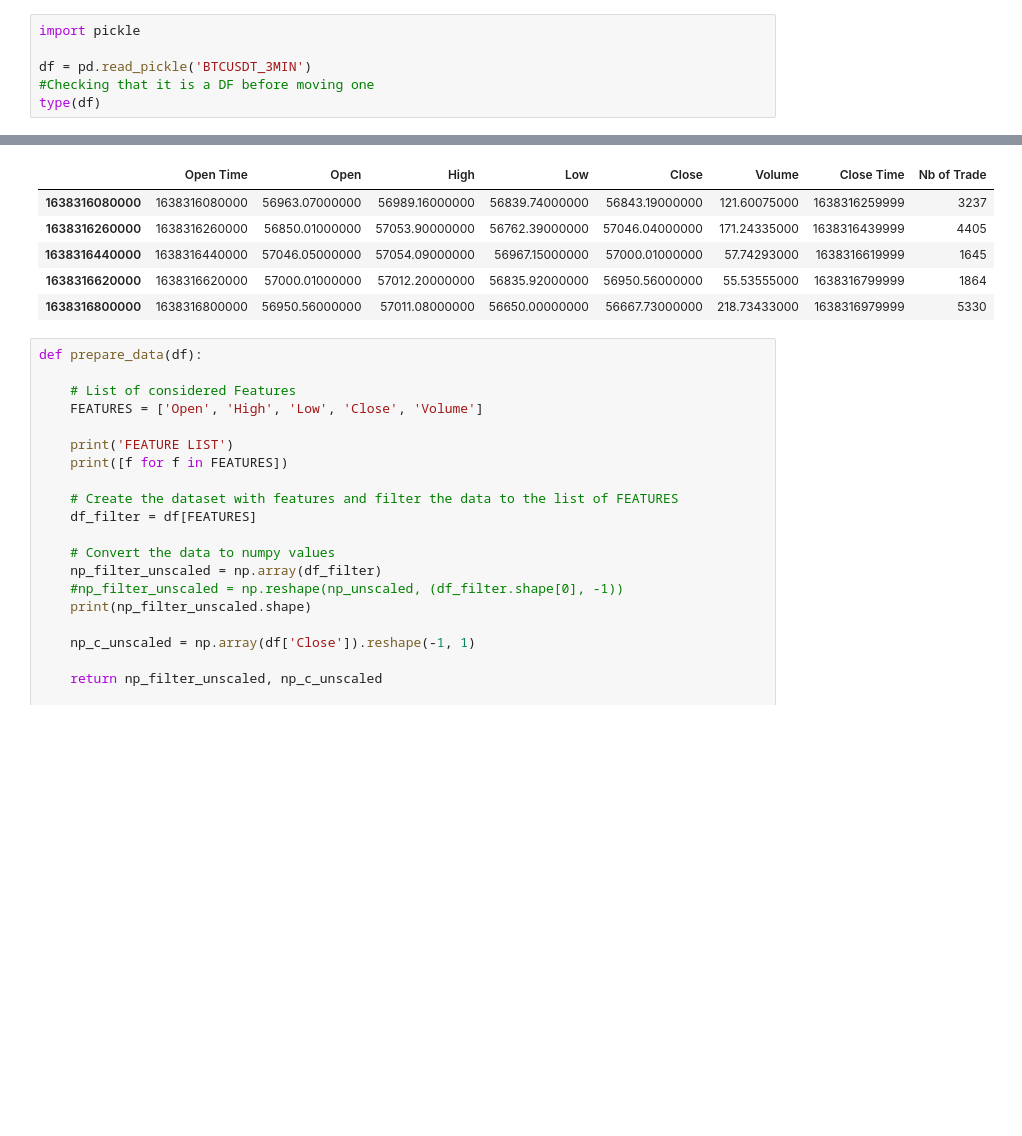
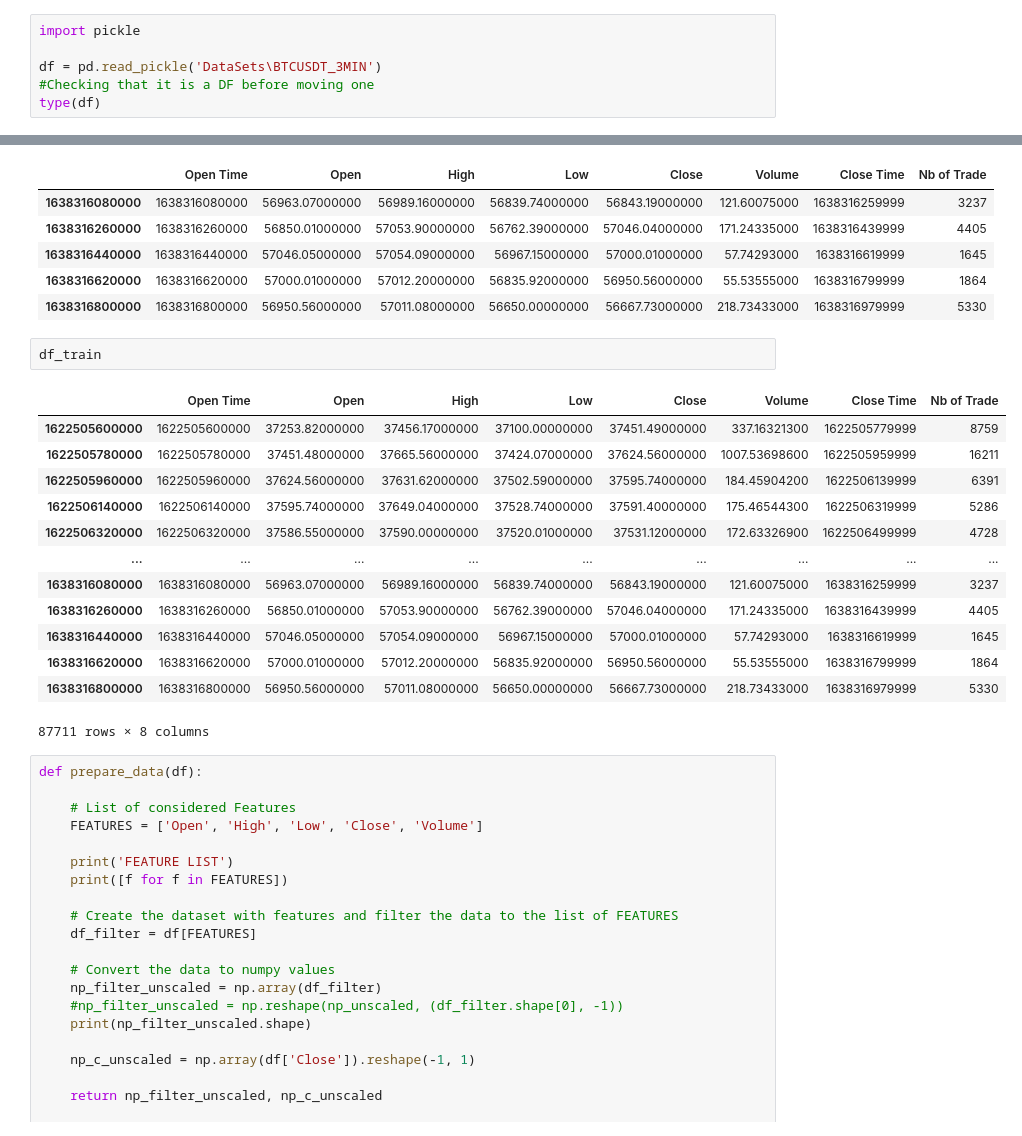
Before and after one commit to HoussamZak/Crypto_1H_Prediction_-_EDA, a Jupyter notebook: Visualization_Predictor_Performance.ipynb, the cells around one changed output, grey strips where cells are left out. Drawn from its saved outputs; the diff is of its cells as text; blank space fills up the shorter version.

```diff
--- a/Visualization_Predictor_Performance.ipynb
+++ b/Visualization_Predictor_Performance.ipynb
@@ -48,7 +48,7 @@ client = Client(apikey, secretkey)
 # %%
 import pickle
 
-df = pd.read_pickle('BTCUSDT_3MIN')
+df = pd.read_pickle('DataSets\BTCUSDT_3MIN')
 #Checking that it is a DF before moving one
 type(df)
 # %% [output]
@@ -73,6 +73,22 @@ df_train.tail(5)
 | 1638316440000 | 1638316440000 | 57046.05000000 | 57054.09000000 | 56967.15000000 | 57000.01000000 | 57.74293000 | 1638316619999 | 1645 |
 | 1638316620000 | 1638316620000 | 57000.01000000 | 57012.20000000 | 56835.92000000 | 56950.56000000 | 55.53555000 | 1638316799999 | 1864 |
 | 1638316800000 | 1638316800000 | 56950.56000000 | 57011.08000000 | 56650.00000000 | 56667.73000000 | 218.73433000 | 1638316979999 | 5330 |
+# %%
+df_train
+# %% [output]
+|  | Open Time | Open | High | Low | Close | Volume | Close Time | Nb of Trade |
+| 1622505600000 | 1622505600000 | 37253.82000000 | 37456.17000000 | 37100.00000000 | 37451.49000000 | 337.16321300 | 1622505779999 | 8759 |
+| 1622505780000 | 1622505780000 | 37451.48000000 | 37665.56000000 | 37424.07000000 | 37624.56000000 | 1007.53698600 | 1622505959999 | 16211 |
+| 1622505960000 | 1622505960000 | 37624.56000000 | 37631.62000000 | 37502.59000000 | 37595.74000000 | 184.45904200 | 1622506139999 | 6391 |
+| 1622506140000 | 1622506140000 | 37595.74000000 | 37649.04000000 | 37528.74000000 | 37591.40000000 | 175.46544300 | 1622506319999 | 5286 |
+| 1622506320000 | 1622506320000 | 37586.55000000 | 37590.00000000 | 37520.01000000 | 37531.12000000 | 172.63326900 | 1622506499999 | 4728 |
+| ... | ... | ... | ... | ... | ... | ... | ... | ... |
+| 1638316080000 | 1638316080000 | 56963.07000000 | 56989.16000000 | 56839.74000000 | 56843.19000000 | 121.60075000 | 1638316259999 | 3237 |
+| 1638316260000 | 1638316260000 | 56850.01000000 | 57053.90000000 | 56762.39000000 | 57046.04000000 | 171.24335000 | 1638316439999 | 4405 |
+| 1638316440000 | 1638316440000 | 57046.05000000 | 57054.09000000 | 56967.15000000 | 57000.01000000 | 57.74293000 | 1638316619999 | 1645 |
+| 1638316620000 | 1638316620000 | 57000.01000000 | 57012.20000000 | 56835.92000000 | 56950.56000000 | 55.53555000 | 1638316799999 | 1864 |
+| 1638316800000 | 1638316800000 | 56950.56000000 | 57011.08000000 | 56650.00000000 | 56667.73000000 | 218.73433000 | 1638316979999 | 5330 |
+87711 rows × 8 columns
 # %%
 def prepare_data(df):
 
```
Also changed, not shown: parts of 6 cells of this notebook.
